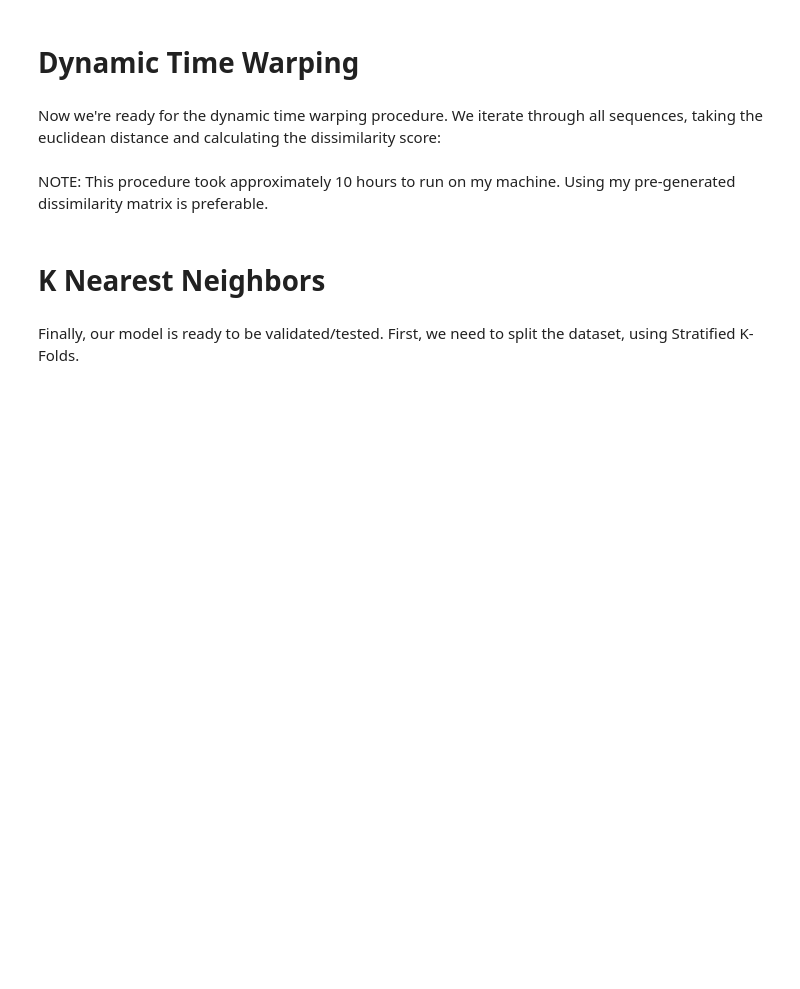
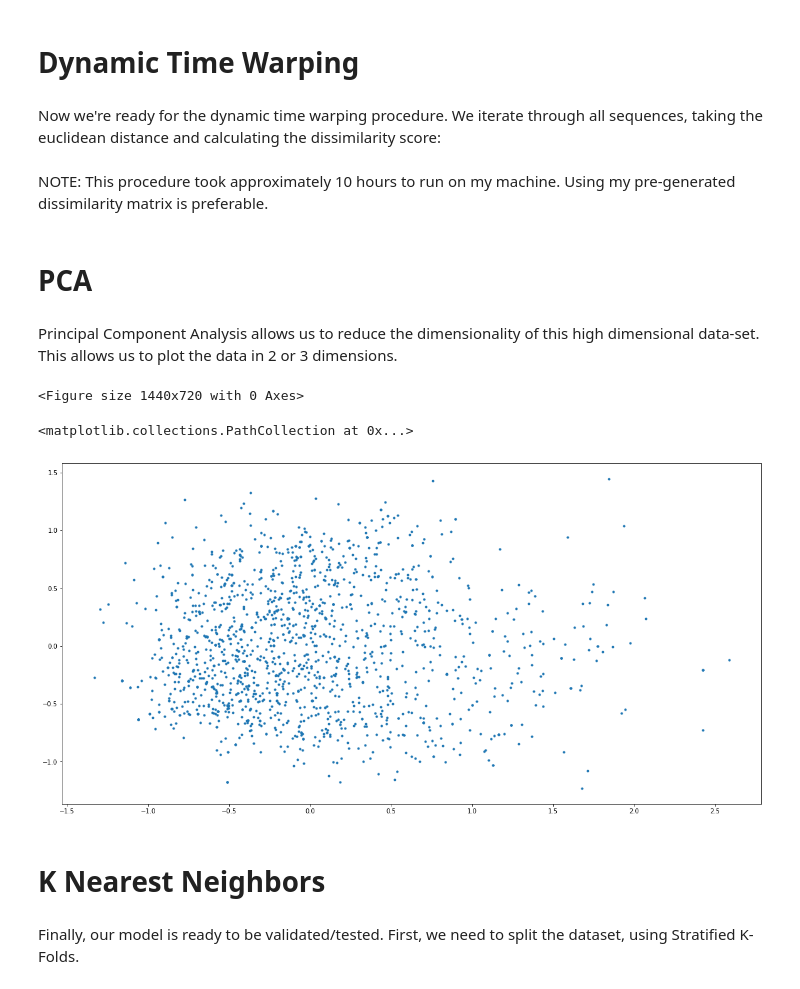
Before and after one commit to elihalpern/Splice-Junction-Identify, a Jupyter notebook: Time Series Classification for Identifying Splice-Junction Types.ipynb, the cells around one changed output. Saved outputs shown, nothing was run; the diff lists cells and outputs as text; code cells hidden in the pictures; blank space fills up the shorter version.

Commit message:
Added two dimensional PCA.

```diff
--- a/Time Series Classification for Identifying Splice-Junction Types.ipynb
+++ b/Time Series Classification for Identifying Splice-Junction Types.ipynb
@@ -141,6 +141,20 @@ else:
             warpScore = dtw(seq1, seq2, dist=euclideanDist)
             dissimMatrix[i].append(warpScore[0])
     pd.DataFrame(data=dissimMatrix).to_csv("matrix.csv")
+# %% [markdown]
+# PCA
+# %% [markdown]
+Principal Component Analysis allows us to reduce the dimensionality of this high dimensional data-set. This allows us to plot the data in 2 or 3 dimensions.
+# %%
+reducedMatrix = PCA(n_components=2).fit_transform(dissimMatrix)
+# %%
+plt.figure(figsize=(20,10))
+plt.scatter(reducedMatrix[:, 0], reducedMatrix[:, 1], marker='.')
+plt.show()
+# %% [output]
+<Figure size 1440x720 with 0 Axes>
+<matplotlib.collections.PathCollection at 0x...>
+[figure, added]
 # %% [markdown]
 # K Nearest Neighbors
 # %% [markdown]
```
Also changed, not shown: parts of 1 cell of this notebook.
